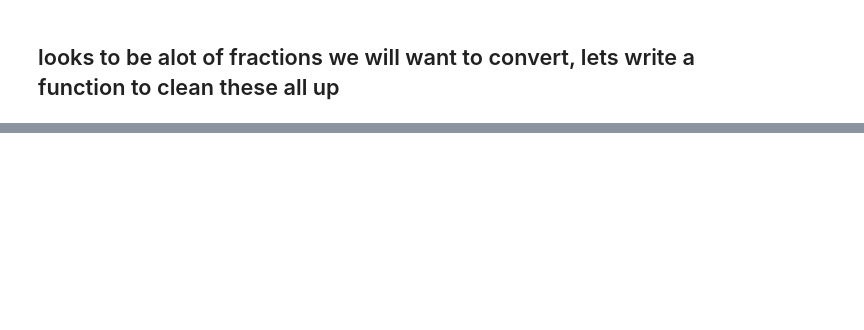
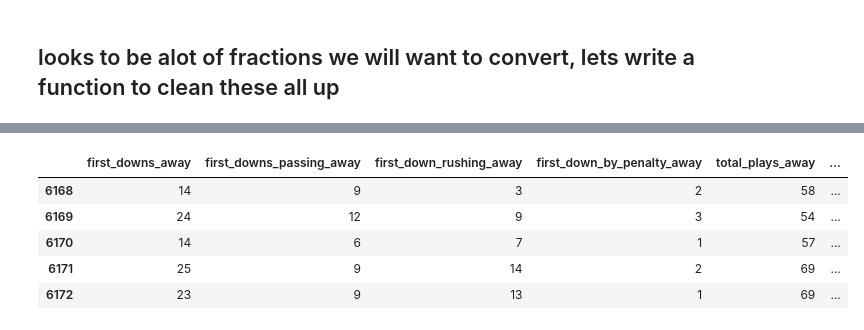
Before and after one commit to lawson-roberts/nfl_statistics, a Jupyter notebook: cleaning_nfl_dataset.ipynb, the cells around one changed output, grey strips where cells are left out. Saved outputs shown, nothing was run; the diff lists cells and outputs as text; code cells hidden in the pictures; blank space fills up the shorter version.

```diff
--- a/cleaning_nfl_dataset.ipynb
+++ b/cleaning_nfl_dataset.ipynb
@@ -104,0 +127,4 @@ df.head()
+# %%
+game_urls = pd.read_csv('data/game_id_all.csv')
+# game_urls = game_urls.drop(columns = 'Unnamed: 0')
+game_urls.head()
@@ -105,2 +138,12 @@ df.head()
+# %%
+df = df.merge(game_urls, on='id', how='inner')
+df.tail()
+# %% [output]
+|  | first_downs_away | first_downs_passing_away | first_down_rushing_away | first_down_by_penalty_away | total_plays_away | ... |
+| 6168 | 14 | 9 | 3 | 2 | 58 | ... |
+| 6169 | 24 | 12 | 9 | 3 | 54 | ... |
+| 6170 | 14 | 6 | 7 | 1 | 57 | ... |
+| 6171 | 25 | 9 | 14 | 2 | 69 | ... |
+| 6172 | 23 | 9 | 13 | 1 | 69 | ... |
 # %%
 ## dropping a few last un-needed cloumns
```
Also changed, not shown: parts of 9 cells of this notebook, 24 other files.
